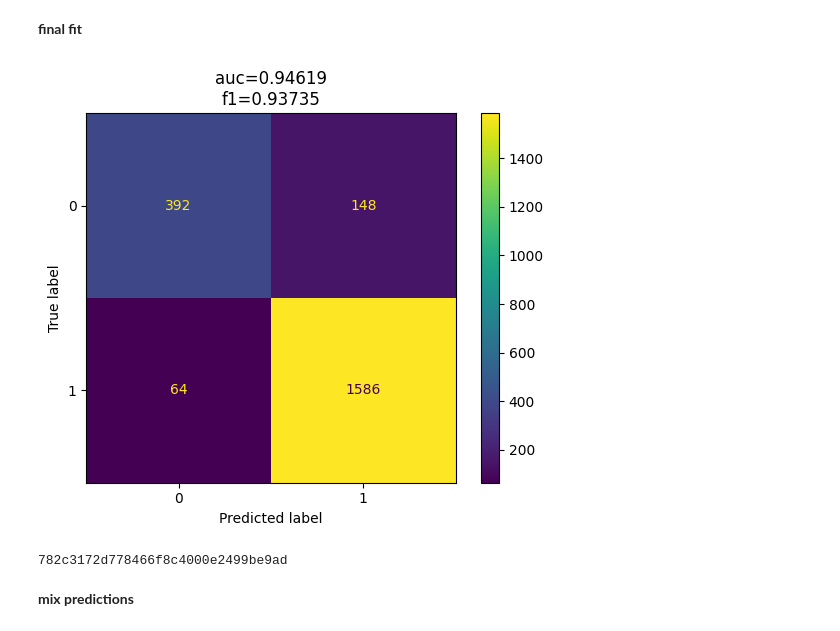
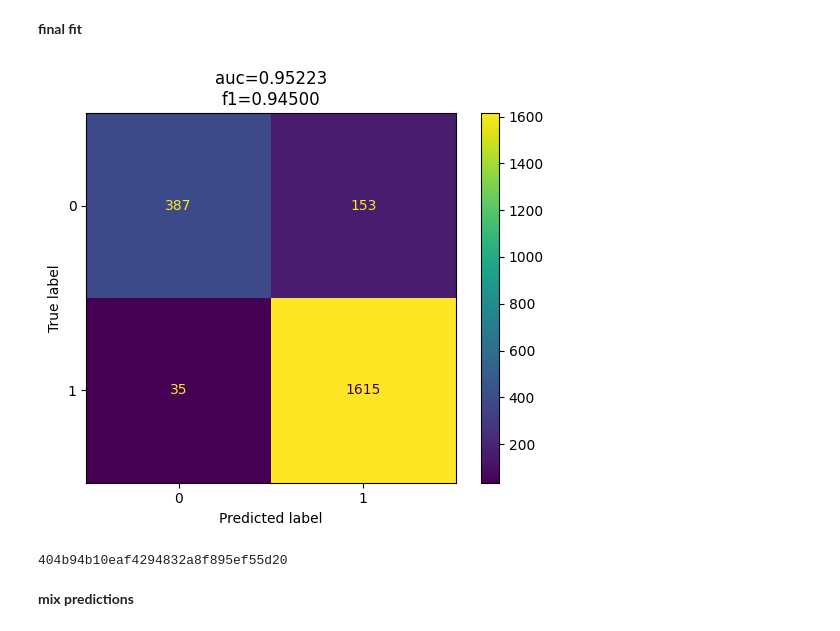
Before and after one commit to j2cry/playground, a Jupyter notebook: S5E3/research.ipynb, the cells around one changed output. Saved outputs shown, nothing was run; the diff lists cells and outputs as text; code cells hidden in the pictures.

```diff
--- a/S5E3/research.ipynb
+++ b/S5E3/research.ipynb
@@ -339,20 +409,16 @@ class Model:
         self.model = torch.nn.Sequential(
             # first conv
             torch.nn.Conv1d(days, CHANNELS, kernel_size=days),
-            # torch.nn.Conv1d(days, CHANNELS, kernel_size=2),
             torch.nn.ReLU(),
             torch.nn.MaxPool1d(kernel_size=2),
-            # second conv
-            torch.nn.Conv1d(CHANNELS, 1, kernel_size=2),
-            torch.nn.ReLU(),
-            torch.nn.MaxPool1d(kernel_size=2),
+            # linears
             torch.nn.Flatten(1),
-            # linears
-            torch.nn.Linear(((features - days + 1) // 2 - 1) // 2, linear_channels),
-            # torch.nn.Linear(((features - 1) // 2 - 1) // 2, linear_channels),
+            torch.nn.Linear(CHANNELS * ((features - days + 1) // 2), linear_channels // 2),
             torch.nn.ReLU(),
             torch.nn.Dropout(0.25),
-            torch.nn.Linear(linear_channels, 1),
+            torch.nn.Linear(linear_channels // 2, linear_channels // 4),
+            torch.nn.ReLU(),
+            torch.nn.Linear(linear_channels // 4, 1),
             torch.nn.Sigmoid(),
         )
         self.model.compile()
@@ -395,15 +461,16 @@ class Model:
         return predictions.detach()
 # %%
 torch.manual_seed(11)
-DAYS = 2
+DAYS = 3
 dataset = Dataset(SGD_X, y, size=DAYS)
 
 model = Model(
     days=DAYS,
     features=SGD_X.shape[1],
-    # hidden_channels=2,
-    linear_channels=48,
+    hidden_channels=8,
+    linear_channels=32,
     criterion=torch.nn.BCELoss(),
+    # criterion=torch.nn.HuberLoss(delta=0.8),
     lr=0.01,
 )
 X_train, X_valid, y_train, y_valid = train_test_split(SGD_X, y, test_size=0.2, shuffle=False, random_state=19)
@@ -466,31 +533,33 @@ MEAN: TRAIN ROC AUC=0.87873; TRAIN f1=0.90495 | VALID ROC AUC=0.85966; VALID f1=
 __final fit__
 # %%
 torch.manual_seed(11)
-DAYS = 2
+DAYS = 3
 dataset = Dataset(SGD_X, y, size=DAYS)
 
 cnn = model = Model(
     days=DAYS,
     features=SGD_X.shape[1],
-    # hidden_channels=2,
+    hidden_channels=8,
+    linear_channels=32,
     criterion=torch.nn.BCELoss(),
-    lr=0.05,
+    # criterion=torch.nn.HuberLoss(delta=0.8),
+    lr=0.01,
 )
 model.fit(SGD_X, y, epochs=250, batch_size=1024, verbose=False)
 
 predictions = model.predict_proba(SGD_X)
 auc = roc_auc_score(y, predictions)
 f1 = f1_score(y, predictions > 0.5)
 fix, ax = plt.subplots(1, 1)
 ConfusionMatrixDisplay.from_predictions(y, predictions.numpy() > 0.5, ax=ax)
 ax.set_title(f'{auc=:.5f}\n{f1=:.5f}')
 plt.show()
 # %% [output]
-[figure, old version]
+[figure, new version]
 # %%
 # CNN
 T = pipes['sgd'].transform(test.drop(columns='rainfall'))
-rainfall = model.predict_proba(T)
+rainfall = cnn.predict_proba(T)
 
 if (test['rainfall'] != rainfall).any():
     filecode = uuid.uuid4().hex
@@ -498,7 +567,7 @@ if (test['rainfall'] != rainfall).any():
     test.reset_index()[['id', 'rainfall']].to_csv(f'{filecode}.csv', index=False)
     print(filecode)
 # %% [output]
-782c3172d778466f8c4000e2499be9ad
+404b94b10eaf4294832a8f895ef55d20
 # %% [markdown]
 __mix predictions__
 # %%
```
Also changed, not shown: parts of 14 cells of this notebook.
